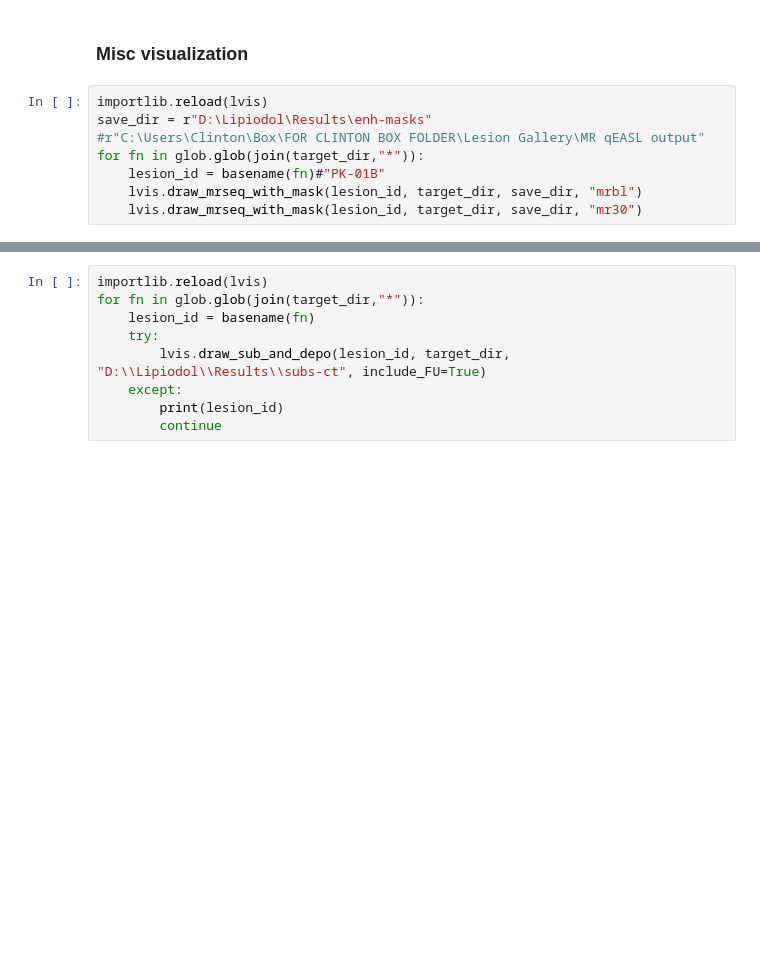
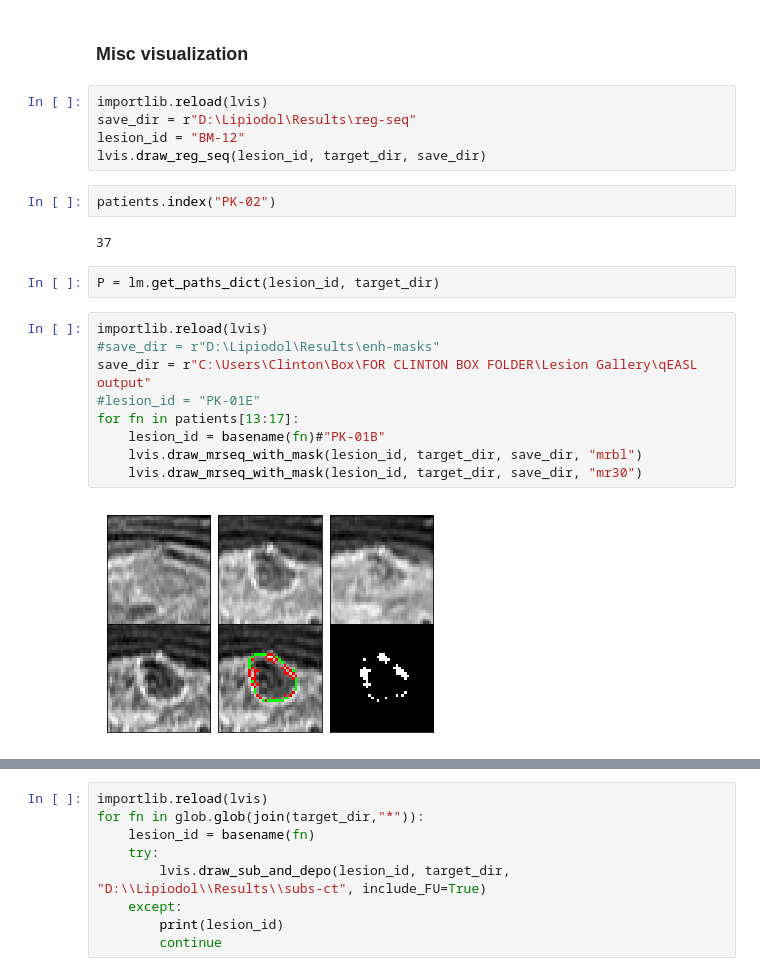
Before and after one commit to clintonjwang/lipiodol, a Jupyter notebook: data-retriever.ipynb, the cells around one changed output, grey strips where cells are left out. Saved outputs shown, nothing was run; the diff lists cells and outputs as text; blank space fills up the shorter version.

```diff
--- a/data-retriever.ipynb
+++ b/data-retriever.ipynb
@@ -407,13 +452,27 @@ for fn in glob.glob(join(target_dir,"*"))[42:]:
             continue
 # %% [markdown]
 ### Misc visualization
+# %%
+importlib.reload(lvis)
+save_dir = r"D:\Lipiodol\Results\reg-seq"
+lesion_id = "BM-12"
+lvis.draw_reg_seq(lesion_id, target_dir, save_dir)
+# %%
+patients.index("PK-02")
+# %% [output]
+37
+# %%
+P = lm.get_paths_dict(lesion_id, target_dir)
 # %%
 importlib.reload(lvis)
-save_dir = r"D:\Lipiodol\Results\enh-masks"
-#r"C:\Users\Clinton\Box\FOR CLINTON BOX FOLDER\Lesion Gallery\MR qEASL output"
-for fn in glob.glob(join(target_dir,"*")):
+#save_dir = r"D:\Lipiodol\Results\enh-masks"
+save_dir = r"C:\Users\Clinton\Box\FOR CLINTON BOX FOLDER\Lesion Gallery\qEASL output"
+#lesion_id = "PK-01E"
+for fn in patients[13:17]:
     lesion_id = basename(fn)#"PK-01B"
     lvis.draw_mrseq_with_mask(lesion_id, target_dir, save_dir, "mrbl")
     lvis.draw_mrseq_with_mask(lesion_id, target_dir, save_dir, "mr30")
+# %% [output]
+[figure, added]
 # %%
 importlib.reload(lvis)
```
Also changed, not shown: parts of 15 cells of this notebook, 3 other files.
